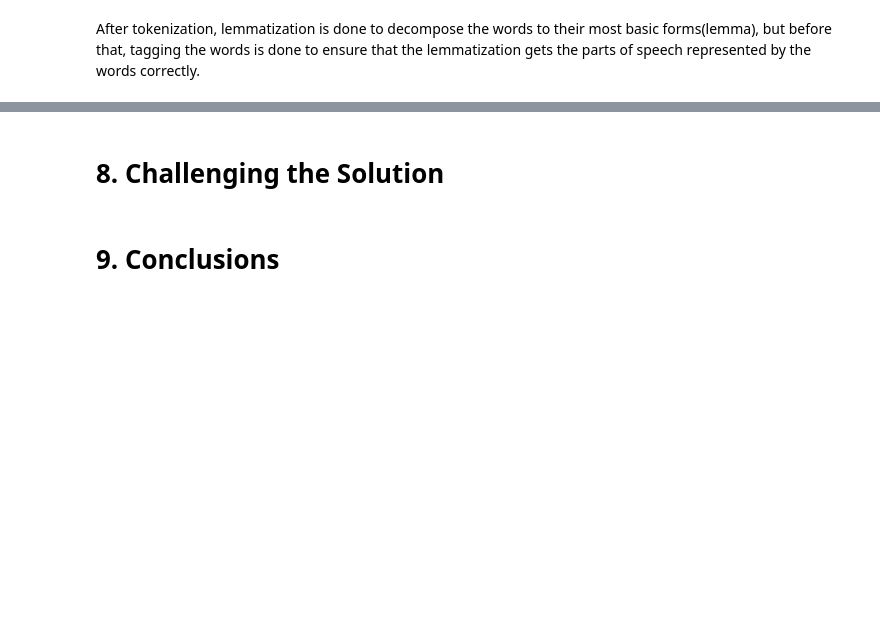
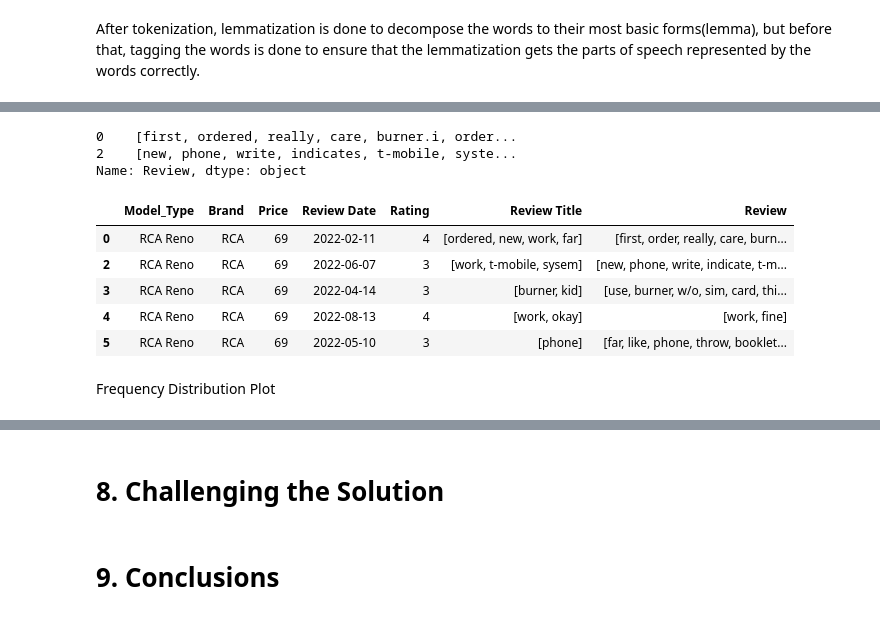
Before and after one commit to Mercy-Njambi/Mobile-Phone-Sentiment-Analysis, a Jupyter notebook: Mobile_Phone_Sentiment_Analysis.ipynb, the cells around one changed output, grey strips where cells are left out. Saved outputs shown, nothing was run; the diff lists cells and outputs as text; code cells hidden in the pictures; blank space fills up the shorter version.

Commit message:
Texts Lemmatization

```diff
--- a/Mobile_Phone_Sentiment_Analysis.ipynb
+++ b/Mobile_Phone_Sentiment_Analysis.ipynb
@@ -586,0 +619,12 @@ df.head()
+# %%
+# grab the stop words from stopwords.words('english)
+#stopwords_list = stopwords.words('english')
+#stopwords_list += punctuation
+
+stopwords_list = stopwords.words('english') + list(string.punctuation)
+stopwords_list += ["''", '""', '...', '``']
+
+# remove the stop words
+clean_list = [word.lower() for word in tokens if word.lower() not in stopwords_list]
+
+print(clean_list)
@@ -600,8 +646,10 @@ def tokenize_words(text):
   tokens = word_tokenize(text)
 
   # grab the stop words from stopwords.words('english)
-  stopwords_list = stopwords.words('english')
-  stopwords_list += punctuation
+  # stopwords_list = stopwords.words('english')
+  # stopwords_list += punctuation
+  stopwords_list = stopwords.words('english') + list(string.punctuation)
+  stopwords_list += ["''", '""', '...', '``', '..', '....']
 
   # remove the stop words
   clean_list = [word.lower() for word in tokens if word.lower() not in stopwords_list]
@@ -639,0 +711,38 @@ pos_tag(sentence)
+# %%
+# inastantiate the lemmatizer
+lemmatizer = WordNetLemmatizer()
+# %%
+df['Review'][0:2]
+# %% [output]
+0    [first, ordered, really, care, burner.i, order...
+2    [new, phone, write, indicates, t-mobile, syste...
+Name: Review, dtype: object
+# %%
+def word_lemma(text):
+    '''
+    Translate the text POS tags to Word net tags then pass it to the lemmatizer
+
+    '''
+    # get the pos tags for the text
+    word_pos_tags = pos_tag(text)
+
+    # translate the pos tags to word net tags
+    word_net_tag = [(text[0], wordnet_pos(text[1])) for text in word_pos_tags]
+
+    # Pass the text with the wordnet tags to the lemmatizer
+    lemma_word = [lemmatizer.lemmatize(text[0], text[1]) for text in word_net_tag]
+
+    return lemma_word
+# %%
+df['Review'] = df['Review'].apply(word_lemma)
+df['Review Title'] = df['Review Title'].apply(word_lemma)
+df.head()
+# %% [output]
+|  | Model_Type | Brand | Price | Review Date | Rating | Review Title | Review |
+| 0 | RCA Reno | RCA | 69 | 2022-02-11 | 4 | [ordered, new, work, far] | [first, order, really, care, burn... |
+| 2 | RCA Reno | RCA | 69 | 2022-06-07 | 3 | [work, t-mobile, sysem] | [new, phone, write, indicate, t-m... |
+| 3 | RCA Reno | RCA | 69 | 2022-04-14 | 3 | [burner, kid] | [use, burner, w/o, sim, card, thi... |
+| 4 | RCA Reno | RCA | 69 | 2022-08-13 | 4 | [work, okay] | [work, fine] |
+| 5 | RCA Reno | RCA | 69 | 2022-05-10 | 3 | [phone] | [far, like, phone, throw, booklet... |
+# %% [markdown]
+Frequency Distribution Plot
```
Also changed, not shown: parts of 14 cells of this notebook.
